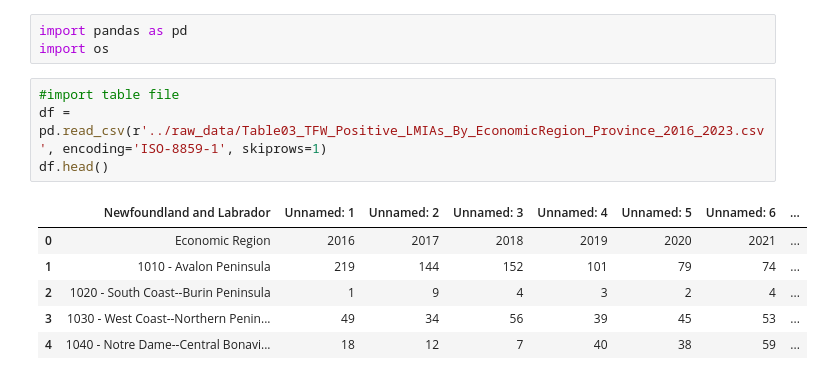
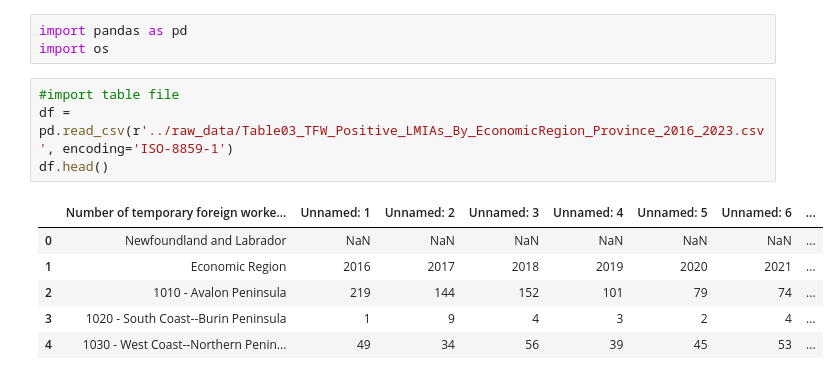
Before and after one commit to JohnNguyenAnh/LMIA_evaluation_project, a Jupyter notebook: EDA data/eda_data_table_03.ipynb, the cells around one changed output. Saved outputs shown, nothing was run; the diff lists cells and outputs as text.

```diff
--- a/EDA data/eda_data_table_03.ipynb
+++ b/EDA data/eda_data_table_03.ipynb
@@ -3,15 +3,15 @@ import pandas as pd
 import os
 # %%
 #import table file
-df = pd.read_csv(r'../raw_data/Table03_TFW_Positive_LMIAs_By_EconomicRegion_Province_2016_2023.csv', encoding='ISO-8859-1', skiprows=1)
+df = pd.read_csv(r'../raw_data/Table03_TFW_Positive_LMIAs_By_EconomicRegion_Province_2016_2023.csv', encoding='ISO-8859-1')
 df.head()
 # %% [output]
-|  | Newfoundland and Labrador | Unnamed: 1 | Unnamed: 2 | Unnamed: 3 | Unnamed: 4 | Unnamed: 5 | Unnamed: 6 | ... |
-| 0 | Economic Region | 2016 | 2017 | 2018 | 2019 | 2020 | 2021 | ... |
-| 1 | 1010 - Avalon Peninsula | 219 | 144 | 152 | 101 | 79 | 74 | ... |
-| 2 | 1020 - South Coast--Burin Peninsula | 1 | 9 | 4 | 3 | 2 | 4 | ... |
-| 3 | 1030 - West Coast--Northern Penin... | 49 | 34 | 56 | 39 | 45 | 53 | ... |
-| 4 | 1040 - Notre Dame--Central Bonavi... | 18 | 12 | 7 | 40 | 38 | 59 | ... |
+|  | Number of temporary foreign worke... | Unnamed: 1 | Unnamed: 2 | Unnamed: 3 | Unnamed: 4 | Unnamed: 5 | Unnamed: 6 | ... |
+| 0 | Newfoundland and Labrador | NaN | NaN | NaN | NaN | NaN | NaN | ... |
+| 1 | Economic Region | 2016 | 2017 | 2018 | 2019 | 2020 | 2021 | ... |
+| 2 | 1010 - Avalon Peninsula | 219 | 144 | 152 | 101 | 79 | 74 | ... |
+| 3 | 1020 - South Coast--Burin Peninsula | 1 | 9 | 4 | 3 | 2 | 4 | ... |
+| 4 | 1030 - West Coast--Northern Penin... | 49 | 34 | 56 | 39 | 45 | 53 | ... |
 # %%
 df = df.iloc[:-11]
 df
```
Also changed, not shown: parts of 8 cells of this notebook, 8 other files.
